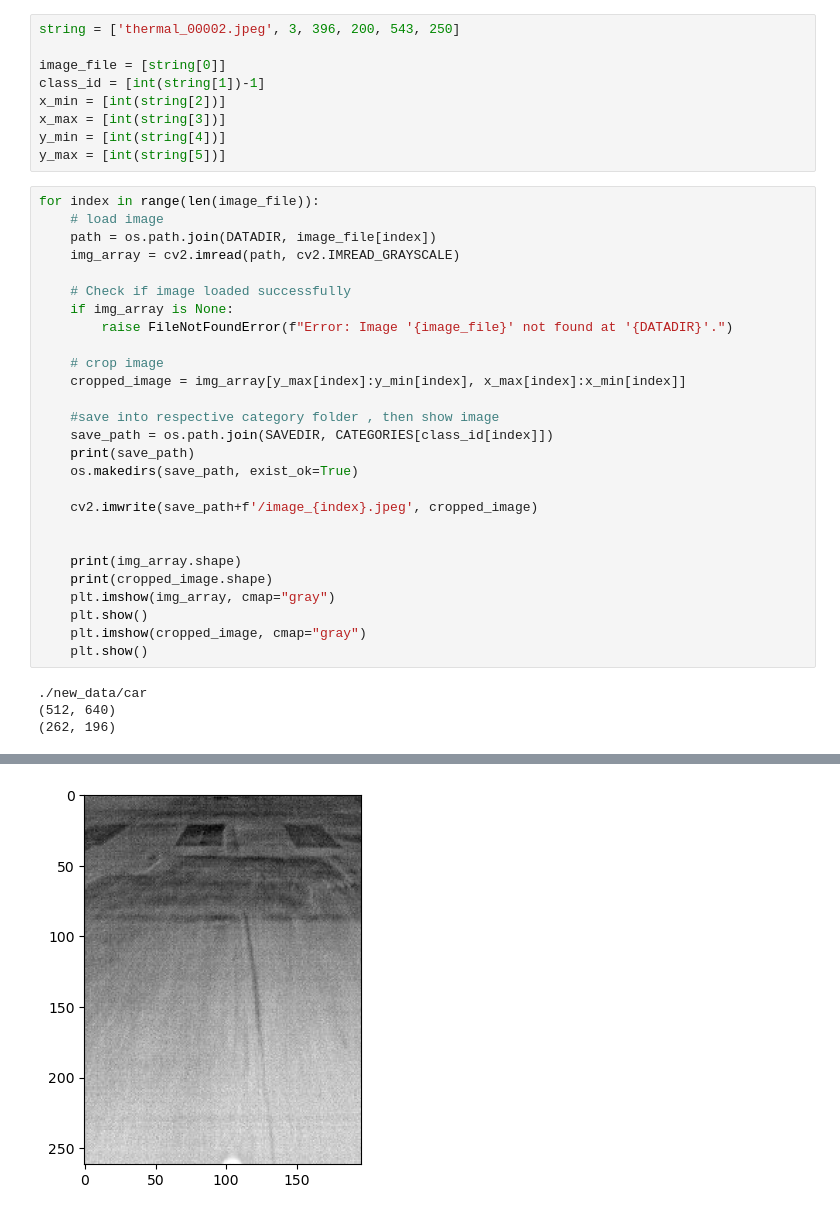
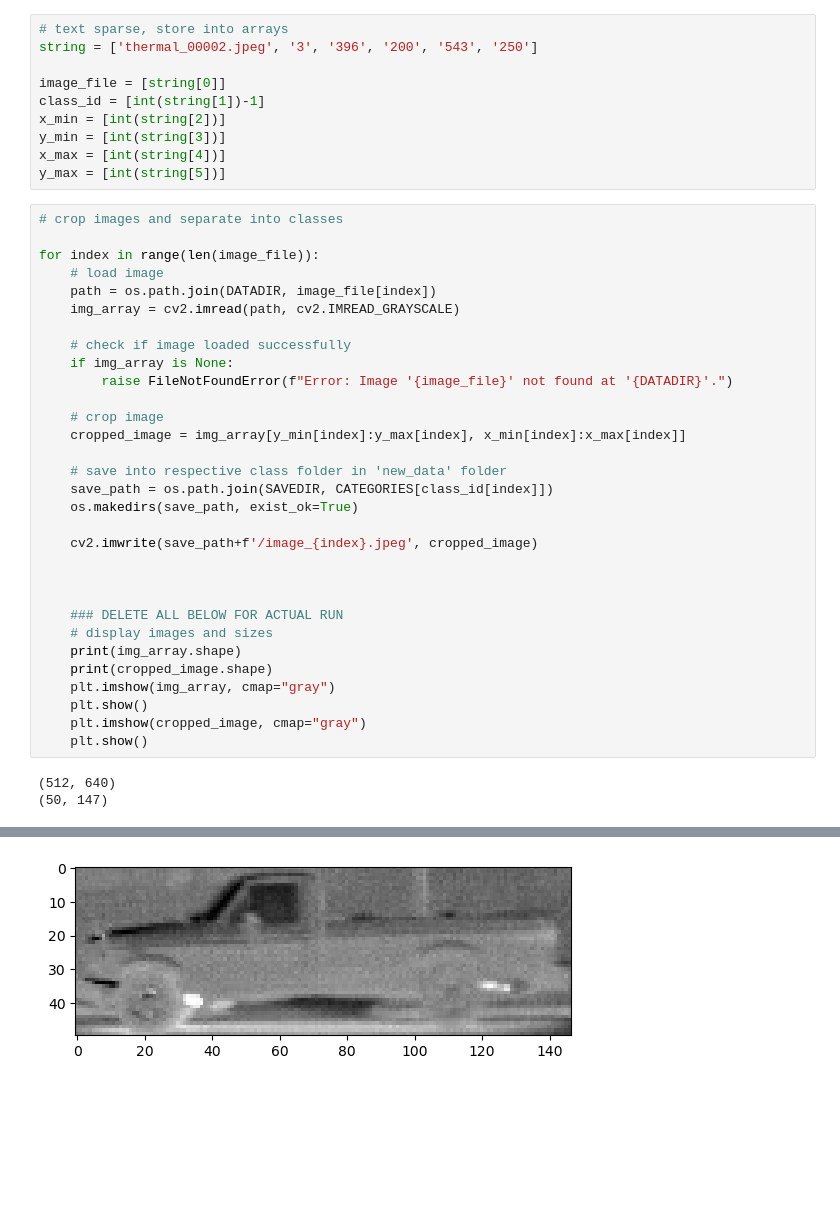
Before and after one commit to kevinrussel/Road, a Jupyter notebook: Competition_Files/test_crop_image.ipynb, the cells around one changed output, grey strips where cells are left out. Saved outputs shown, nothing was run; the diff lists cells and outputs as text; blank space fills up the shorter version.

```diff
--- a/Competition_Files/test_crop_image.ipynb
+++ b/Competition_Files/test_crop_image.ipynb
@@ -12,44 +12,48 @@ DATADIR = "./test_data/"
 SAVEDIR = "./new_data/"
 CATEGORIES = ["person", "bike", "car"]
 # %%
-string = ['thermal_00002.jpeg', 3, 396, 200, 543, 250]
+# text sparse, store into arrays
+string = ['thermal_00002.jpeg', '3', '396', '200', '543', '250']
 
 image_file = [string[0]]
 class_id = [int(string[1])-1]
 x_min = [int(string[2])]
-x_max = [int(string[3])]
-y_min = [int(string[4])]
+y_min = [int(string[3])]
+x_max = [int(string[4])]
 y_max = [int(string[5])]
 # %%
+# crop images and separate into classes
+
 for index in range(len(image_file)):
     # load image
     path = os.path.join(DATADIR, image_file[index])
     img_array = cv2.imread(path, cv2.IMREAD_GRAYSCALE)
 
-    # Check if image loaded successfully
+    # check if image loaded successfully
     if img_array is None:
         raise FileNotFoundError(f"Error: Image '{image_file}' not found at '{DATADIR}'.")
 
     # crop image
-    cropped_image = img_array[y_max[index]:y_min[index], x_max[index]:x_min[index]]
+    cropped_image = img_array[y_min[index]:y_max[index], x_min[index]:x_max[index]]
 
-    #save into respective category folder , then show image
+    # save into respective class folder in 'new_data' folder
     save_path = os.path.join(SAVEDIR, CATEGORIES[class_id[index]])
-    print(save_path)
     os.makedirs(save_path, exist_ok=True)
 
     cv2.imwrite(save_path+f'/image_{index}.jpeg', cropped_image)
 
 
+
+    ### DELETE ALL BELOW FOR ACTUAL RUN
+    # display images and sizes
     print(img_array.shape)
     print(cropped_image.shape)
     plt.imshow(img_array, cmap="gray")
     plt.show()
     plt.imshow(cropped_image, cmap="gray")
     plt.show()
 # %% [output]
-./new_data/car
 (512, 640)
-(262, 196)
+(50, 147)
 [figure]
-[figure, old version]
+[figure, new version]
```
Also changed, not shown: parts of 1 cell of this notebook, 2 other files.
